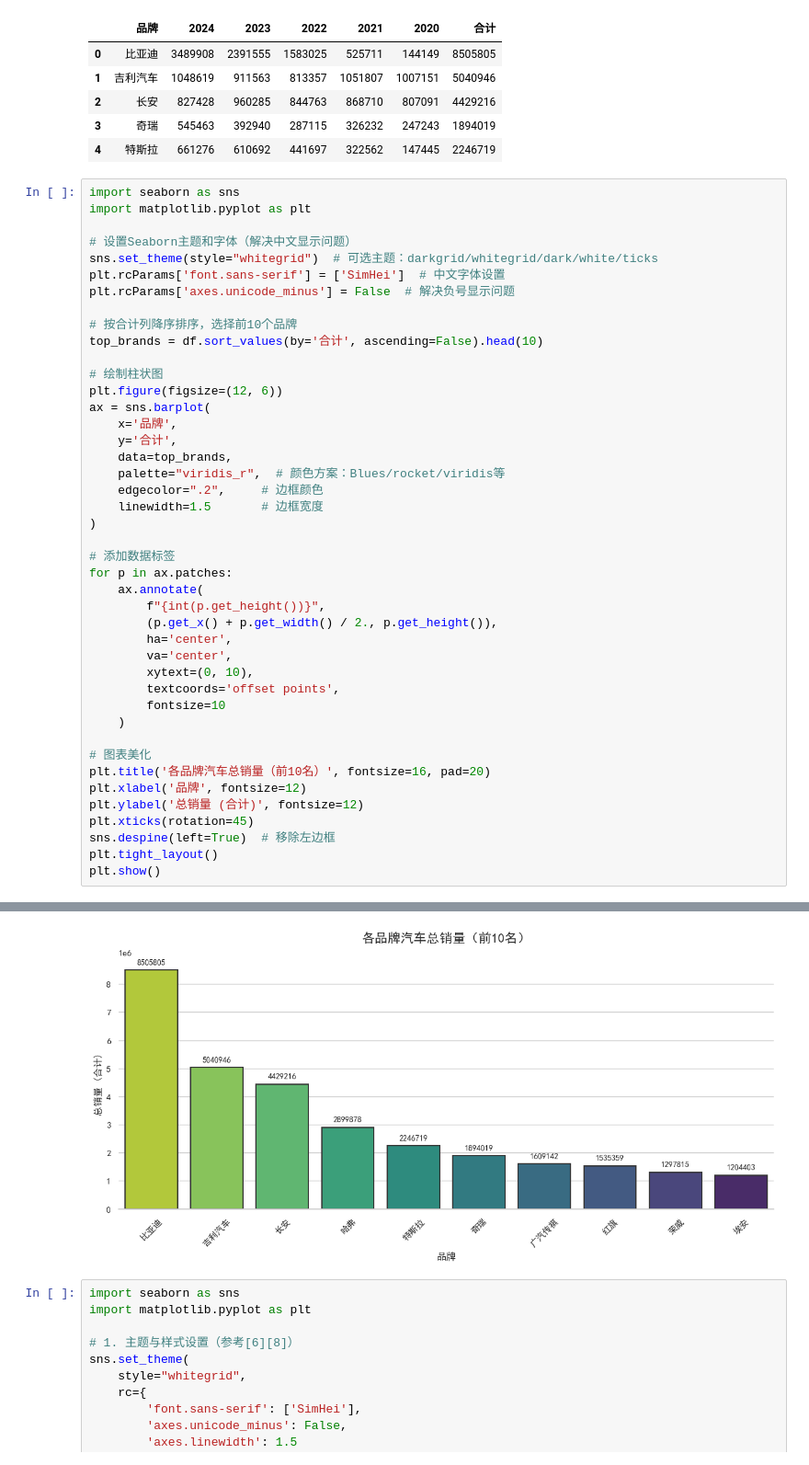
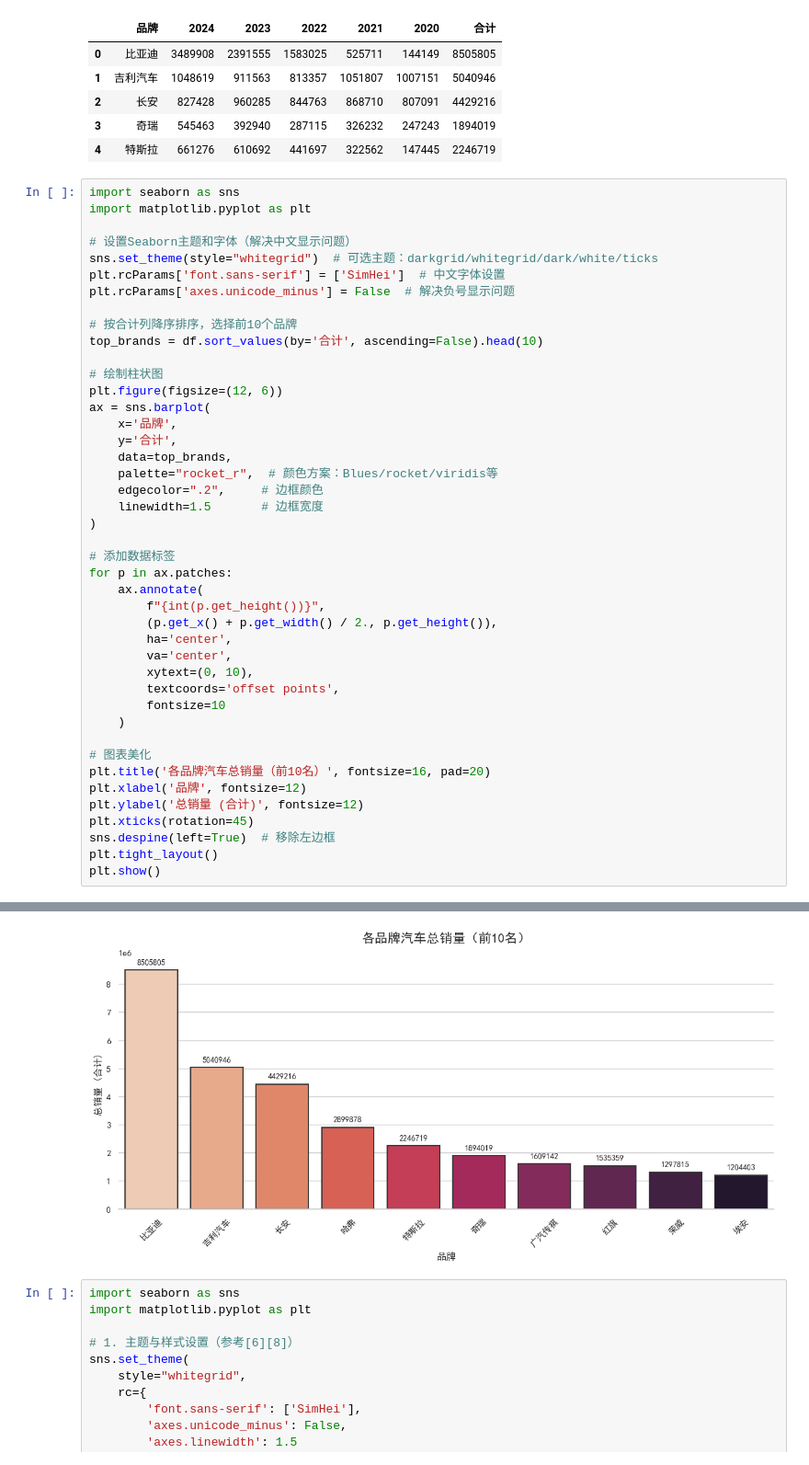
Before and after one commit to muhua2004/Supply-Chain-Investigation-and-Analysis, a Jupyter notebook: 数据可视化.ipynb, the cells around one changed output, grey strips where cells are left out. Shown at 92% size. Saved outputs shown, nothing was run; the diff lists cells and outputs as text.

```diff
--- a/数据可视化.ipynb
+++ b/数据可视化.ipynb
@@ -27,36 +27,36 @@ ax = sns.barplot(
     x='品牌',
     y='合计',
     data=top_brands,
-    palette="viridis_r",  # 颜色方案：Blues/rocket/viridis等
+    palette="rocket_r",  # 颜色方案：Blues/rocket/viridis等
     edgecolor=".2",     # 边框颜色
     linewidth=1.5       # 边框宽度
 )
 
 # 添加数据标签
 for p in ax.patches:
     ax.annotate(
         f"{int(p.get_height())}",
         (p.get_x() + p.get_width() / 2., p.get_height()),
         ha='center',
         va='center',
         xytext=(0, 10),
         textcoords='offset points',
         fontsize=10
     )
 
 # 图表美化
 plt.title('各品牌汽车总销量（前10名）', fontsize=16, pad=20)
 plt.xlabel('品牌', fontsize=12)
 plt.ylabel('总销量 (合计)', fontsize=12)
 plt.xticks(rotation=45)
 sns.despine(left=True)  # 移除左边框
 plt.tight_layout()
 plt.show()
 # %% [output]
 Passing `palette` without assigning `hue` is deprecated and will be removed in v0.14.0. Assign the `x` variable to `hue` and set `legend=False` for the same effect.
 
   ax = sns.barplot(
-[figure, old version]
+[figure, new version]
 # %%
 import seaborn as sns
 import matplotlib.pyplot as plt
```
Also changed, not shown: parts of 1 cell of this notebook, 5 other files.
